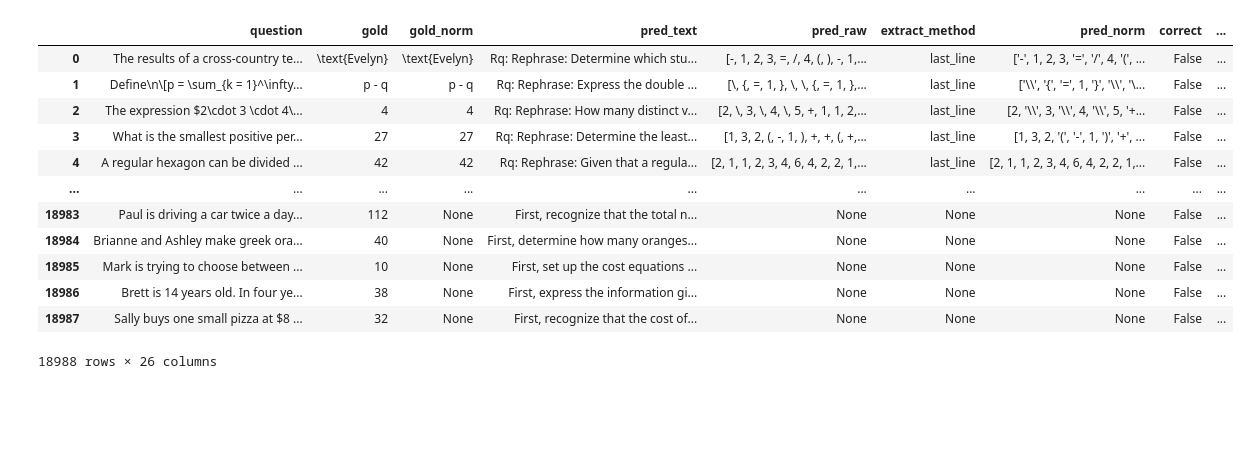
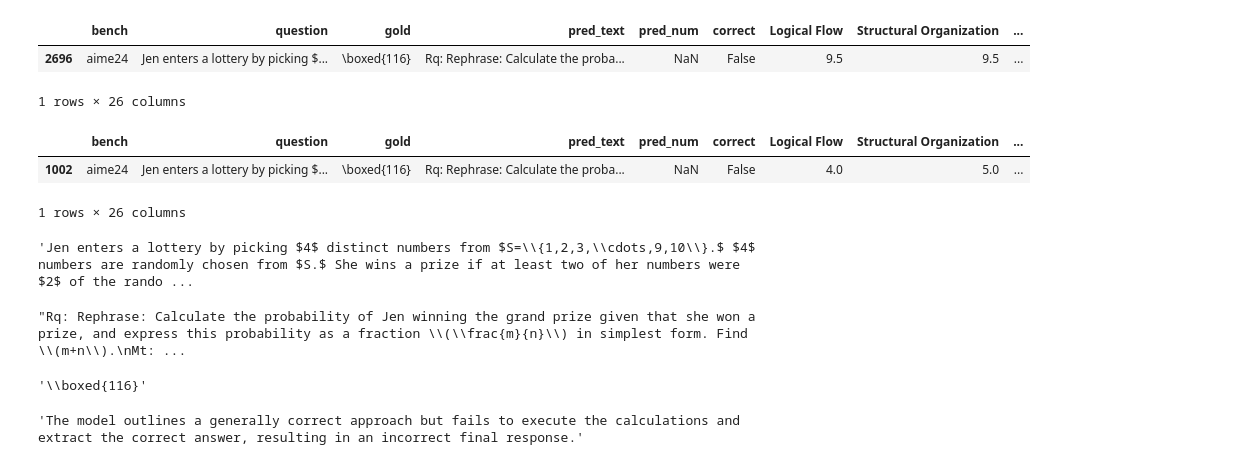
Before and after one commit to Death-Raider/MetaCognition, a Jupyter notebook: Stage_5_HiPO_1Pass/results.ipynb, the cells around one changed output. Saved outputs shown, nothing was run; the diff lists cells and outputs as text; code cells hidden in the pictures; blank space fills up the shorter version.

```diff
--- a/Stage_5_HiPO_1Pass/results.ipynb
+++ b/Stage_5_HiPO_1Pass/results.ipynb
@@ -67,17 +48,32 @@ imp_columns = [
 # %%
 final_df = pd.DataFrame()
 all_df = pd.DataFrame()
+accuracies_df = pd.DataFrame()
+bench = {
+    'gsm': 500,
+    'math500': 500,
+    'aime24': 30,
+    'gk': 385,
+    'Minerva': 272
+}
+
+bench_names = np.concatenate([np.repeat(k, v) for k, v in bench.items()])
+
+
 for model in MODELS:
     print(model)
     with open(model, "r") as f:
         data = f.read()
     data = pd.read_json(data)
-    data['bench'] = data['bench'].fillna("Math500")
+    data['bench'] = bench_names[:len(data)]
     data['model'] = model.split('/')[1]
     data['model_type'] = ablatiobn_names[MODELS.index(model)]
+
+    accuracies = data.groupby('bench')['Final Answer Correctness'].mean().to_frame().T
+    accuracies_df = pd.concat([accuracies_df, accuracies])
     print(ablatiobn_names[MODELS.index(model)])
-    print(data[['Final Answer Correctness', 'Factual Correctness']].mean()*np.array([10,10]))
-    print(data.groupby('bench')[['Final Answer Correctness', 'Factual Correctness']].mean()*np.array([10,10]))
+    # print(data[['Final Answer Correctness', 'Factual Correctness']].mean()*np.array([10,10]))
+    # print(accuracies)
     print("")
     plotting_data = data[imp_columns].mean().to_frame().T
     final_df = pd.concat([final_df, plotting_data], ignore_index=True)
@@ -200,19 +147,34 @@ models_saved/mistral/Mistral_Death-Raider_HiPO-Mistral-Mt-only.json
 # %%
-all_df
+mt_only_aime = all_df[all_df['bench']=='aime24'][all_df['model_type']=='Mt-only']
+mt_only_aime[mt_only_aime['Final Answer Correctness']==10]
 # %% [output]
-|  | question | gold | gold_norm | pred_text | pred_raw | extract_method | pred_norm | correct | ... |
-| 0 | The results of a cross-country te... | \text{Evelyn} | \text{Evelyn} | Rq: Rephrase: Determine which stu... | [-, 1, 2, 3, =, /, 4, (, ), -, 1,... | last_line | ['-', 1, 2, 3, '=', '/', 4, '(', ... | False | ... |
-| 1 | Define\n\[p = \sum_{k = 1}^\infty... | p - q | p - q | Rq: Rephrase: Express the double ... | [\, {, =, 1, }, \, \, {, =, 1, },... | last_line | ['\\', '{', '=', 1, '}', '\\', '\... | False | ... |
-| 2 | The expression $2\cdot 3 \cdot 4\... | 4 | 4 | Rq: Rephrase: How many distinct v... | [2, \, 3, \, 4, \, 5, +, 1, 1, 2,... | last_line | [2, '\\', 3, '\\', 4, '\\', 5, '+... | False | ... |
-| 3 | What is the smallest positive per... | 27 | 27 | Rq: Rephrase: Determine the least... | [1, 3, 2, (, -, 1, ), +, +, (, +,... | last_line | [1, 3, 2, '(', '-', 1, ')', '+', ... | False | ... |
-| 4 | A regular hexagon can be divided ... | 42 | 42 | Rq: Rephrase: Given that a regula... | [2, 1, 1, 2, 3, 4, 6, 4, 2, 2, 1,... | last_line | [2, 1, 1, 2, 3, 4, 6, 4, 2, 2, 1,... | False | ... |
-| ... | ... | ... | ... | ... | ... | ... | ... | ... | ... |
-| 18983 | Paul is driving a car twice a day... | 112 | None | First, recognize that the total n... | None | None | None | False | ... |
-| 18984 | Brianne and Ashley make greek ora... | 40 | None | First, determine how many oranges... | None | None | None | False | ... |
-| 18985 | Mark is trying to choose between ... | 10 | None | First, set up the cost equations ... | None | None | None | False | ... |
-| 18986 | Brett is 14 years old. In four ye... | 38 | None | First, express the information gi... | None | None | None | False | ... |
-| 18987 | Sally buys one small pizza at $8 ... | 32 | None | First, recognize that the cost of... | None | None | None | False | ... |
+|  | bench | question | gold | pred_text | pred_num | correct | Logical Flow | Structural Organization | ... |
+| 2696 | aime24 | Jen enters a lottery by picking $... | \boxed{116} | Rq: Rephrase: Calculate the proba... | NaN | False | 9.5 | 9.5 | ... |
-18988 rows × 26 columns
+1 rows × 26 columns
+# %%
+ra_only_aime_same_ques = all_df[all_df['model_type']=='Ra-only']
+ra_only_aime_same_ques = ra_only_aime_same_ques[ra_only_aime_same_ques['question'] == all_df.loc[2696,'question']]
+ra_only_aime_same_ques
+# %% [output]
+|  | bench | question | gold | pred_text | pred_num | correct | Logical Flow | Structural Organization | ... |
+| 1002 | aime24 | Jen enters a lottery by picking $... | \boxed{116} | Rq: Rephrase: Calculate the proba... | NaN | False | 4.0 | 5.0 | ... |
+1 rows × 26 columns
+# %%
+all_df.loc[2696,'question']
+# %% [output]
+'Jen enters a lottery by picking $4$ distinct numbers from $S=\\{1,2,3,\\cdots,9,10\\}.$ $4$ numbers are randomly chosen from $S.$ She wins a prize if at least two of her numbers were $2$ of the rando ...
+# %%
+all_df.loc[1002,'pred_text']
+# %% [output]
+"Rq: Rephrase: Calculate the probability of Jen winning the grand prize given that she won a prize, and express this probability as a fraction \\(\\frac{m}{n}\\) in simplest form. Find \\(m+n\\).\nMt: ...
+# %%
+all_df.loc[1002,'gold']
+# %% [output]
+'\\boxed{116}'
+# %%
+all_df.loc[1002,'final_comment']
+# %% [output]
+'The model outlines a generally correct approach but fails to execute the calculations and extract the correct answer, resulting in an incorrect final response.'
 # %%
 import matplotlib.pyplot as plt
 from matplotlib.patches import Circle, RegularPolygon
```
Also changed, not shown: parts of 10 cells of this notebook, 36 other files.
